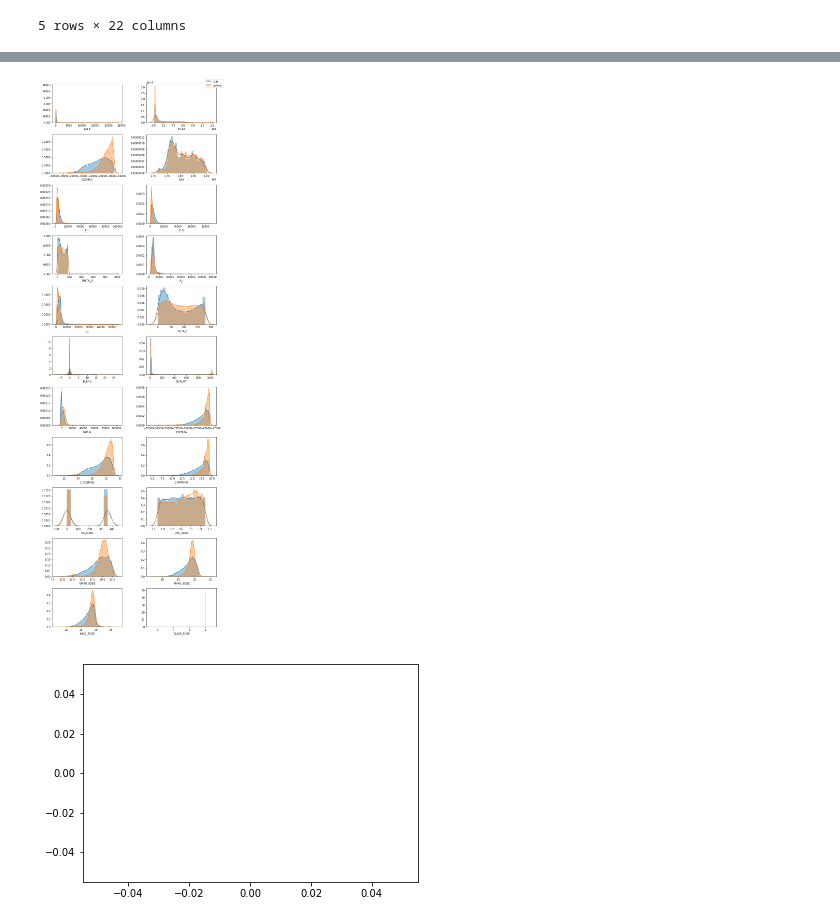
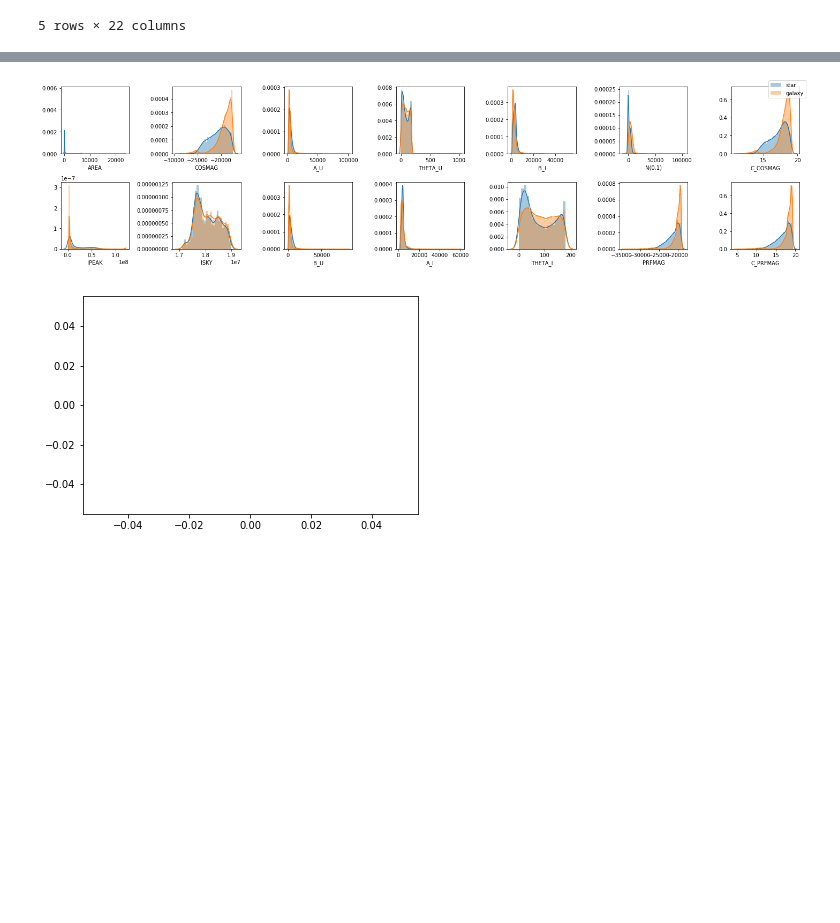
Before and after one commit to imran-marwat/sky-catalogue-classification-project, a Jupyter notebook: notebooks/lab1.ipynb, the cells around one changed output, grey strips where cells are left out. Cells and saved outputs as stored; diff of their text form; code cells hidden in the pictures; blank space fills up the shorter version.

```diff
--- a/notebooks/lab1.ipynb
+++ b/notebooks/lab1.ipynb
@@ -14,6 +15,7 @@ import math
 %matplotlib inline
 # %%
 datasets = "../datasets/SuperCOSMOS/"
+img_dir = "../img/"
 # %%
 uki823_df = ascii.read(datasets + "UKI823/sssedrpair.dat").to_pandas()
 uki823_df.columns = col_names
@@ -42,10 +44,10 @@ uki823_rel_df.head()
 | 4 | 84 | 14814466 | -21295 | 17692354 | 5907 | 4798 | 18 | 4325 | 3741 | 18 | ... | ... |
 5 rows × 22 columns
 # %%
-fig, ax = plt.subplots(math.floor(uki823_rel_df.shape[1]/2), 2, figsize=(10,30))
+# fig, ax = plt.subplots(math.floor(uki823_rel_df.shape[1]/2), 2, figsize=(10,30))
 
-for ii, col in enumerate(uki823_rel_df):
-    sns.distplot(uki823_rel_df[col], ax=ax[math.floor(ii / 2)][ii % 2])
+# for ii, col in enumerate(uki823_rel_df):
+#     sns.distplot(uki823_rel_df[col], ax=ax[math.floor(ii / 2)][ii % 2])
 
-fig.tight_layout()
-plt.show()
+# fig.tight_layout()
+# plt.show()
@@ -54,16 +54,17 @@ plt.show()
 # %%
 width = 2
-fig, ax = plt.subplots(math.floor(uki823_rel_df.shape[1]/width), width, figsize=(10,30))
+non_useful_cols = ["BLEND", "QUALITY", "CLASS_SDSS", "RMAG_SDSS", "GMAG_SDSS", "IMAG_SDSS", "RA_SDSS", "DEC_SDSS"]
+fig, ax = plt.subplots(width, math.floor((uki823_rel_df.shape[1]-len(non_useful_cols))/width), figsize=(20,5))
 
-for ii, col in enumerate(uki823_rel_df):
-    sns.distplot(uki823_rel_df[col][uki823_rel_df.CLASS_SDSS == 6], ax=ax[math.floor(ii / width)][ii % width], label="star")
-    sns.distplot(uki823_rel_df[col][uki823_rel_df.CLASS_SDSS == 3], ax=ax[math.floor(ii / width)][ii % width], label="galaxy")
+for ii, col in enumerate(uki823_rel_df.drop(non_useful_cols, axis=1)):
+    sns.distplot(uki823_rel_df.drop(non_useful_cols, axis=1)[col][uki823_rel_df.CLASS_SDSS == 6], ax=ax[ii % width][math.floor(ii / width)], label="star")
+    sns.distplot(uki823_rel_df.drop(non_useful_cols, axis=1)[col][uki823_rel_df.CLASS_SDSS == 3], ax=ax[ii % width][math.floor(ii / width)], label="galaxy")
 
 fig.legend(("star", "galaxy"))
 fig.tight_layout()
-plt.show()
+fig.savefig(img_dir + 'var-dist-by-class.pdf', format='pdf', dpi=1200)
 # %% [output]
-[figure, old version]
+[figure, new version]
 # %%
 def scatter_2d_label(X_2d, y, s=2, alpha=0.5, lw=2):
     """Visualuse a 2D embedding with corresponding labels.
```
Also changed, not shown: parts of 2 cells of this notebook, 1 other file.
